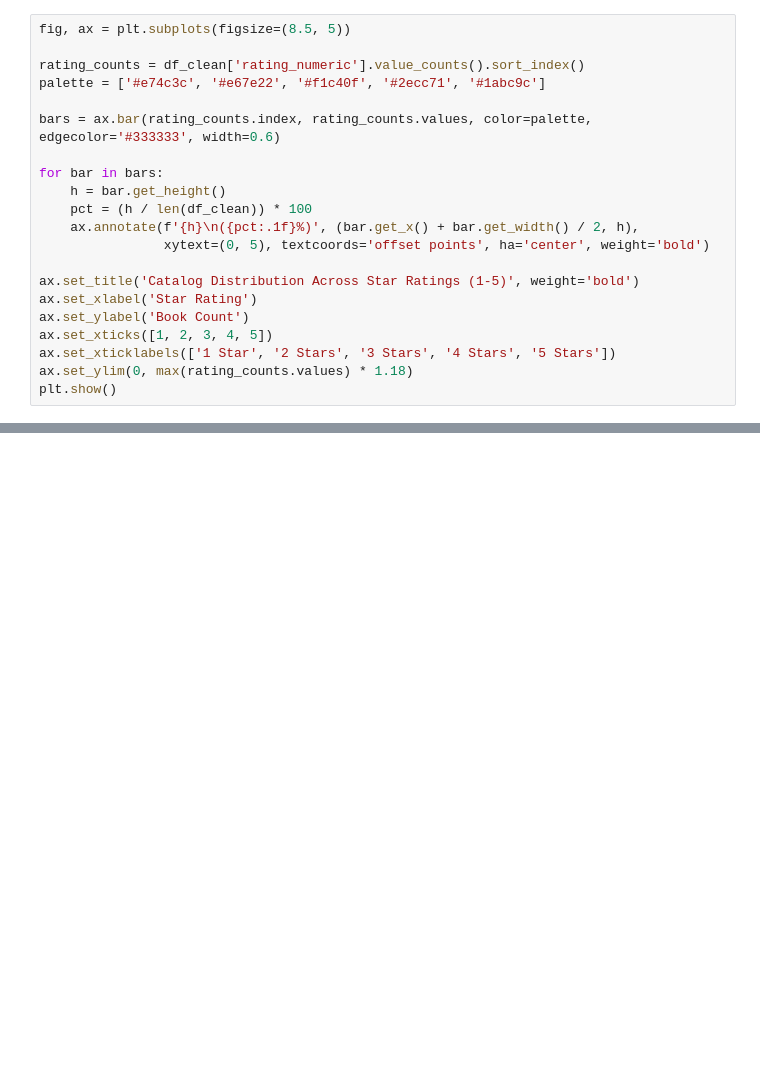
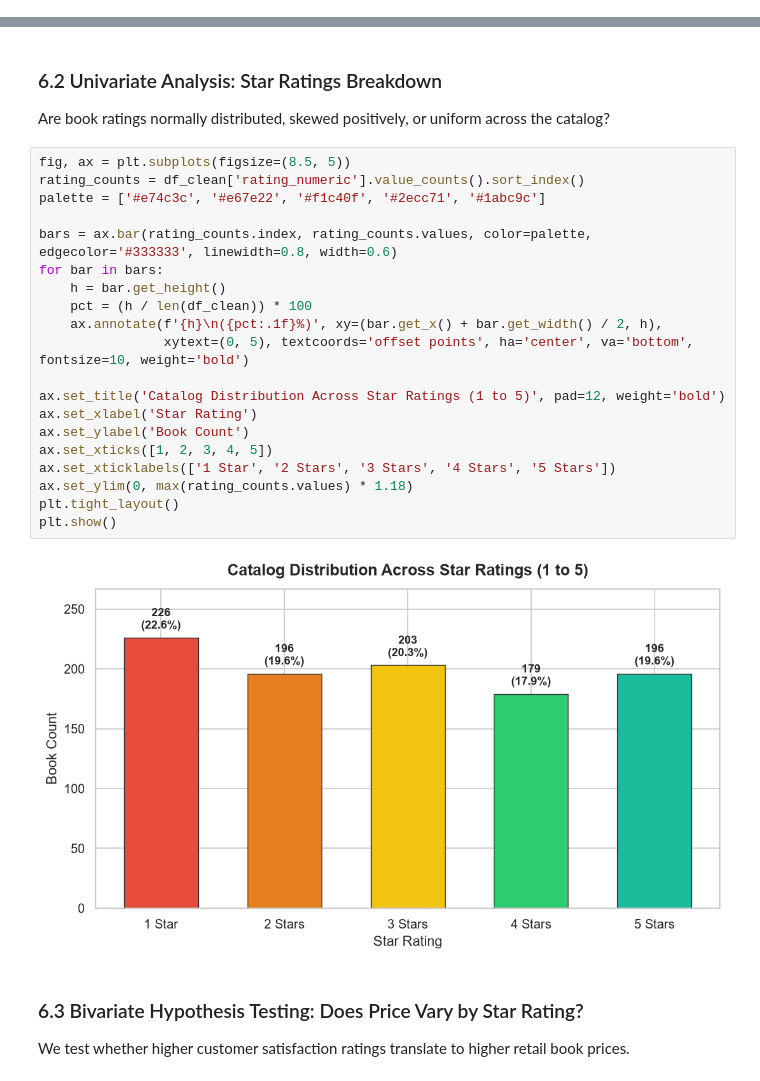
Before and after one commit to ranjithbrs/books-data-analysis, a Jupyter notebook: notebooks/exploratory_data_analysis.ipynb, the cells around one changed output, grey strips where cells are left out. Saved outputs shown, nothing was run; the diff lists cells and outputs as text; blank space fills up the shorter version.

```diff
--- a/notebooks/exploratory_data_analysis.ipynb
+++ b/notebooks/exploratory_data_analysis.ipynb
@@ -136,21 +0,0 @@ plt.show()
-# %%
-fig, ax = plt.subplots(figsize=(8.5, 5))
-
-rating_counts = df_clean['rating_numeric'].value_counts().sort_index()
-palette = ['#e74c3c', '#e67e22', '#f1c40f', '#2ecc71', '#1abc9c']
-
-bars = ax.bar(rating_counts.index, rating_counts.values, color=palette, edgecolor='#333333', width=0.6)
-
-for bar in bars:
-    h = bar.get_height()
-    pct = (h / len(df_clean)) * 100
-    ax.annotate(f'{h}\n({pct:.1f}%)', (bar.get_x() + bar.get_width() / 2, h),
-                xytext=(0, 5), textcoords='offset points', ha='center', weight='bold')
-
-ax.set_title('Catalog Distribution Across Star Ratings (1-5)', weight='bold')
-ax.set_xlabel('Star Rating')
-ax.set_ylabel('Book Count')
-ax.set_xticks([1, 2, 3, 4, 5])
-ax.set_xticklabels(['1 Star', '2 Stars', '3 Stars', '4 Stars', '5 Stars'])
-ax.set_ylim(0, max(rating_counts.values) * 1.18)
-plt.show()
@@ -235,0 +242,28 @@ plt.show()
+# %% [markdown]
+### 6.2 Univariate Analysis: Star Ratings Breakdown
+Are book ratings normally distributed, skewed positively, or uniform across the catalog?
+# %%
+fig, ax = plt.subplots(figsize=(8.5, 5))
+rating_counts = df_clean['rating_numeric'].value_counts().sort_index()
+palette = ['#e74c3c', '#e67e22', '#f1c40f', '#2ecc71', '#1abc9c']
+
+bars = ax.bar(rating_counts.index, rating_counts.values, color=palette, edgecolor='#333333', linewidth=0.8, width=0.6)
+for bar in bars:
+    h = bar.get_height()
+    pct = (h / len(df_clean)) * 100
+    ax.annotate(f'{h}\n({pct:.1f}%)', xy=(bar.get_x() + bar.get_width() / 2, h),
+                xytext=(0, 5), textcoords='offset points', ha='center', va='bottom', fontsize=10, weight='bold')
+
+ax.set_title('Catalog Distribution Across Star Ratings (1 to 5)', pad=12, weight='bold')
+ax.set_xlabel('Star Rating')
+ax.set_ylabel('Book Count')
+ax.set_xticks([1, 2, 3, 4, 5])
+ax.set_xticklabels(['1 Star', '2 Stars', '3 Stars', '4 Stars', '5 Stars'])
+ax.set_ylim(0, max(rating_counts.values) * 1.18)
+plt.tight_layout()
+plt.show()
+# %% [output]
+[figure, added]
+# %% [markdown]
+### 6.3 Bivariate Hypothesis Testing: Does Price Vary by Star Rating?
+We test whether higher customer satisfaction ratings translate to higher retail book prices.
```
Also changed, not shown: parts of 49 cells of this notebook, 6 other files.
